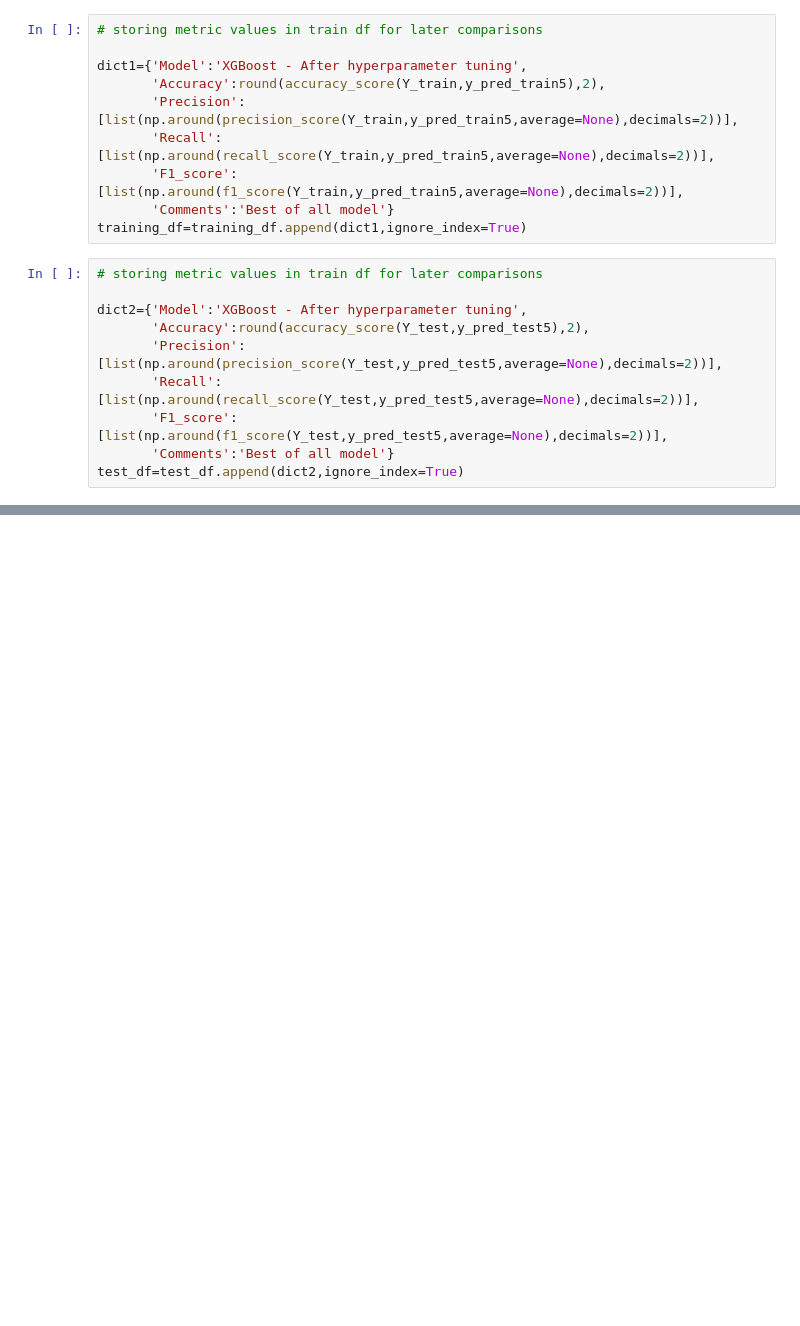
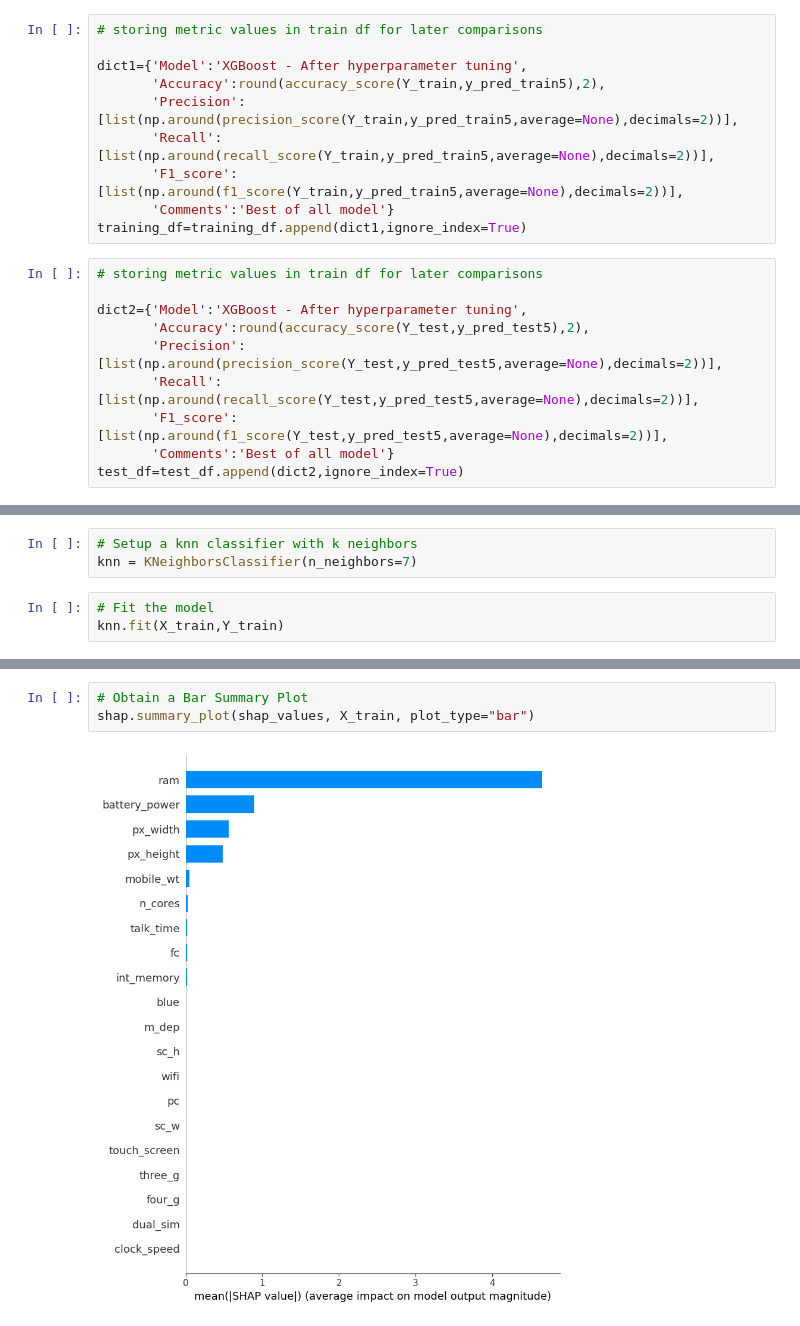
Before and after one commit to lavish315/mobile_price_range_prediction, a Jupyter notebook: Final_mobile_price_range_prediction_submission.ipynb, the cells around one changed output, grey strips where cells are left out. Saved outputs shown, nothing was run; the diff lists cells and outputs as text; blank space fills up the shorter version.

```diff
--- a/Final_mobile_price_range_prediction_submission.ipynb
+++ b/Final_mobile_price_range_prediction_submission.ipynb
@@ -1557,0 +1702,6 @@ test_df=test_df.append(dict2,ignore_index=True)
+# %%
+# Setup a knn classifier with k neighbors
+knn = KNeighborsClassifier(n_neighbors=7)
+# %%
+# Fit the model
+knn.fit(X_train,Y_train)
@@ -1557,0 +1926,5 @@ test_df=test_df.append(dict2,ignore_index=True)
+# %%
+# Obtain a Bar Summary Plot
+shap.summary_plot(shap_values, X_train, plot_type="bar")
+# %% [output]
+[figure, added]
```
Also changed, not shown: parts of 45 cells of this notebook.
